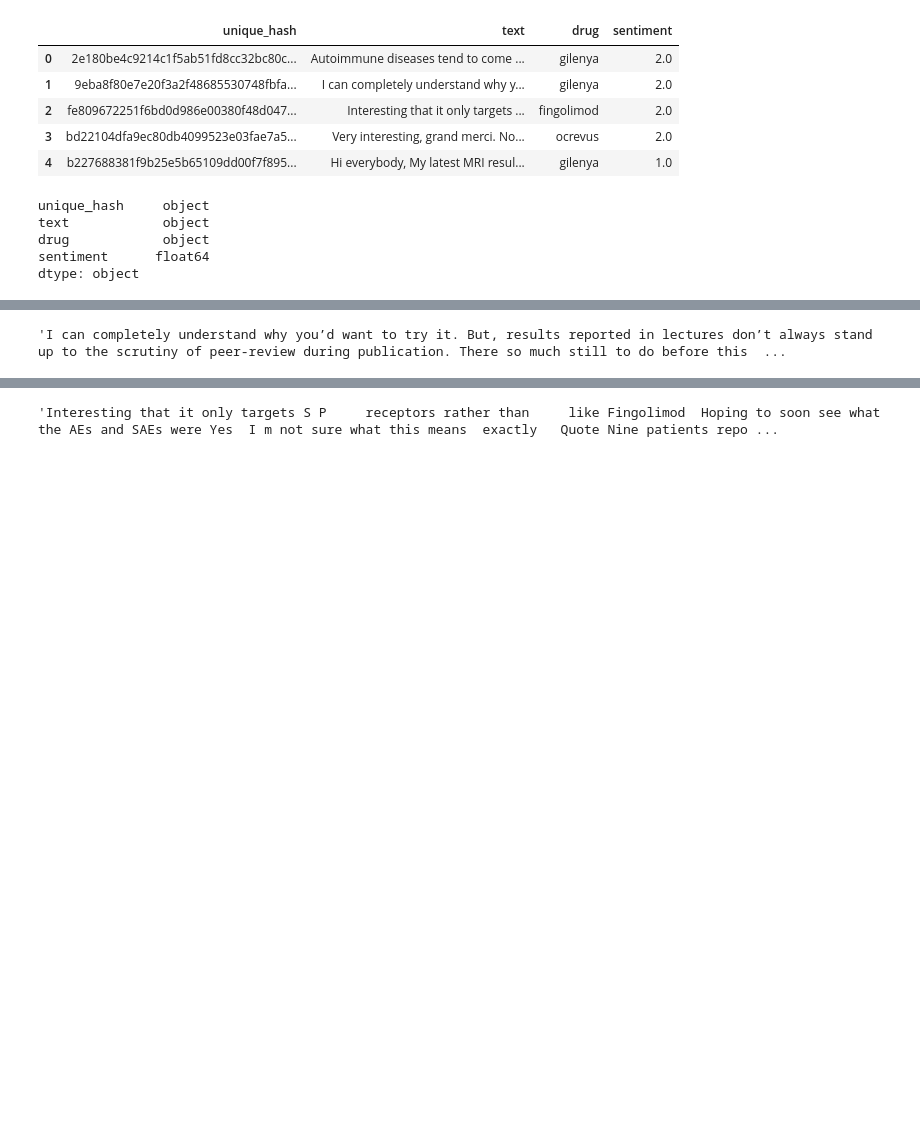
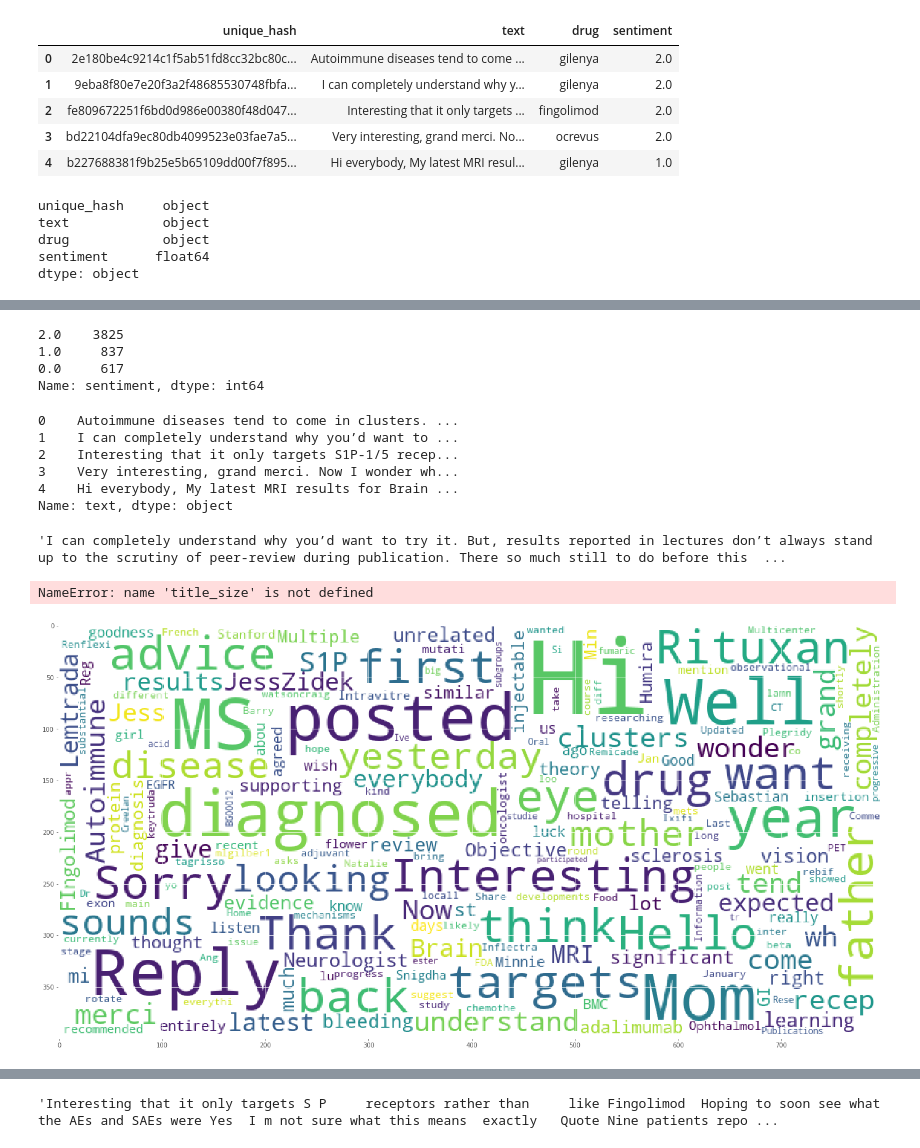
Before and after one commit to NilSagor/AV_ml_practice, a Jupyter notebook: innoplex/innoplex_av.ipynb, the cells around one changed output, grey strips where cells are left out. Cells and saved outputs as stored; diff of their text form; code cells hidden in the pictures; blank space fills up the shorter version.

```diff
--- a/innoplex/innoplex_av.ipynb
+++ b/innoplex/innoplex_av.ipynb
@@ -43,7 +63,66 @@ dtype: object
+# %%
+data_com['sentiment'].value_counts()
+# %% [output]
+2.0    3825
+1.0     837
+0.0     617
+Name: sentiment, dtype: int64
+# %%
+data_com['text'].head()
+# %% [output]
+0    Autoimmune diseases tend to come in clusters. ...
+1    I can completely understand why you’d want to ...
+2    Interesting that it only targets S1P-1/5 recep...
+3    Very interesting, grand merci. Now I wonder wh...
+4    Hi everybody, My latest MRI results for Brain ...
+Name: text, dtype: object
 # %%
 data_com['text'][1]
 # %% [output]
 'I can completely understand why you’d want to try it. But, results reported in lectures don’t always stand up to the scrutiny of peer-review during publication. There so much still to do before this  ...
+# %%
+from wordcloud import WordCloud, STOPWORDS
+
+def plot_wordcloud(text,
+                   mask= None,
+                   max_words = 200,
+                   max_font_size = 100,
+                   figure_size = (24,16),
+                   title = None,
+                   title_sizee = 40,
+                   image_color = False):
+    stopwords = set(STOPWORDS)
+    more_stopwords = {"one", "br", "Po", "th", "say", "fo", "unkown"}
+    stopwords = stopwords.union(more_stopwords)
+
+    wordcloud = WordCloud(background_color = 'white',
+                         stopwords = stopwords,
+                          max_words = max_words,
+                          max_font_size = max_font_size,
+                         random_state = 42,
+                         width = 800,
+                         height = 400,
+                         mask = mask)
+    wordcloud.generate(str(text))
+
+    plt.figure(figsize = figure_size)
+    if image_color:
+        image_colors = ImageColorGenerator(mask);
+        plt.imshow(wordcloud.recolor(color_func = image_colors), interpolation = "bilinear");
+        plt.title(title, fontdict = {'size': title_size,
+                                    'verticalalignment': 'bottom'})
+    else:
+        plt.imshow(wordcloud);
+        plt.title(title, fontdict = {'size': title_size,
+                                     'color': 'black',
+                                    'verticalalignment': 'bottom'})
+        plt.axis('off')
+        plt.tight_layout()
+
+plot_wordcloud(data_com['text'], title = "word cloud of text")
+# %% [output]
+NameError: name 'title_size' is not defined
+[figure, added]
 # %%
 data_com['clean_text'] = data_com['text'].str.replace("[^a-zA-Z#]", " ")
 # %%
```
Also changed, not shown: parts of 2 cells of this notebook.
